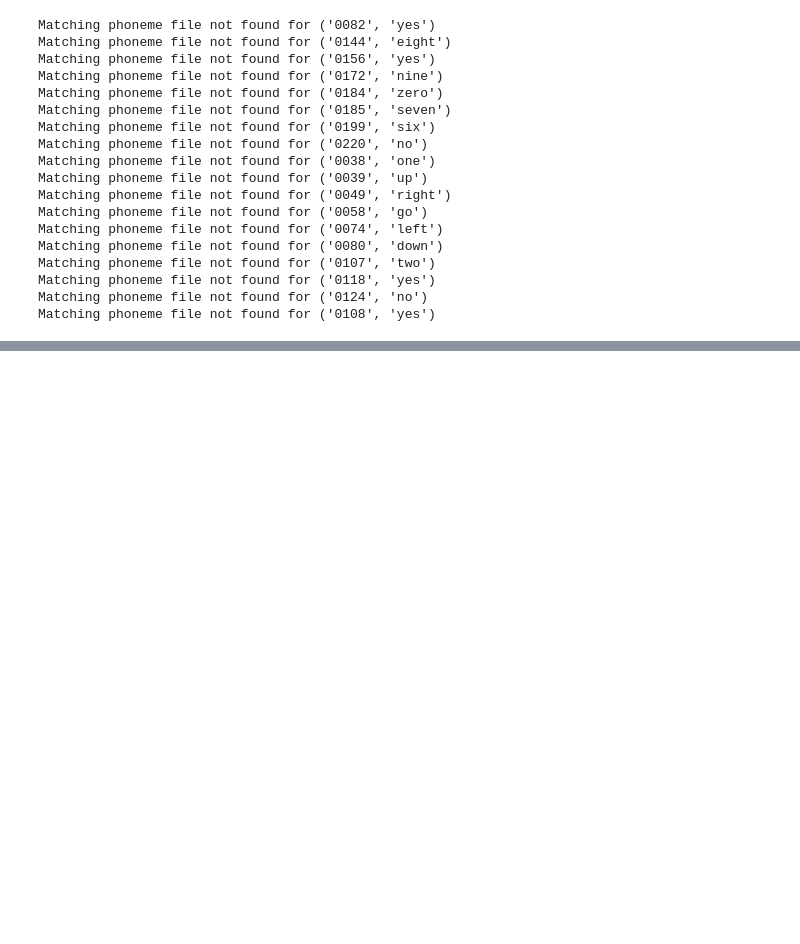
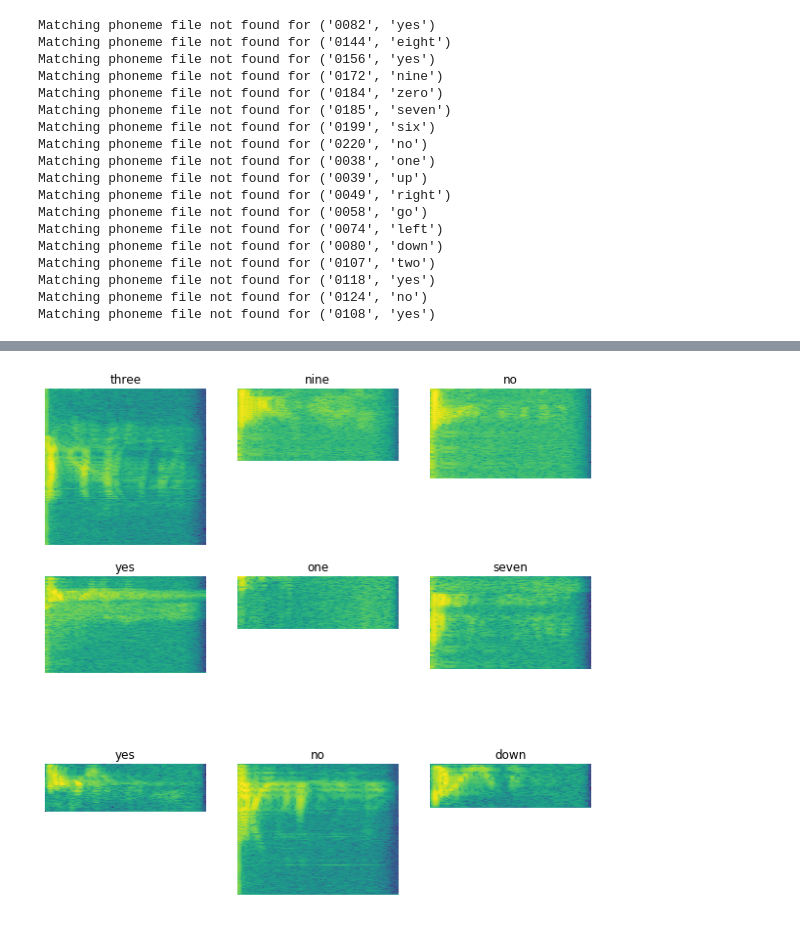
Before and after one commit to iiixyn/Atypical-Speech-Recognition, a Jupyter notebook: preprocessing.ipynb, the cells around one changed output, grey strips where cells are left out. Saved outputs shown, nothing was run; the diff lists cells and outputs as text; code cells hidden in the pictures; blank space fills up the shorter version.

```diff
--- a/preprocessing.ipynb
+++ b/preprocessing.ipynb
@@ -129,0 +196,24 @@ plt.show()
+# %%
+def get_spectrogram_and_label_id(audio, label):
+  spectrogram = get_spectrogram(audio)
+  spectrogram = tf.expand_dims(spectrogram, -1)
+  label_id = tf.constant(label_tags.index(label), dtype=tf.int32)
+  return spectrogram, label_id
+# %%
+spectrograms = [get_spectrogram_and_label_id(audio, label) for audio, label in audio_labels]
+# %%
+rows = 3
+cols = 3
+n = rows*cols
+fig, axes = plt.subplots(rows, cols, figsize=(10, 10))
+for i, (spectrogram, label_id) in enumerate(spectrograms[100:100+n]):
+  r = i // cols
+  c = i % cols
+  ax = axes[r][c]
+  plot_spectrogram(np.squeeze(spectrogram.numpy()), ax)
+  ax.set_title(label_tags[label_id])
+  ax.axis('off')
+
+plt.show()
+# %% [output]
+[figure, added]
```
Also changed, not shown: parts of 10 cells of this notebook.
